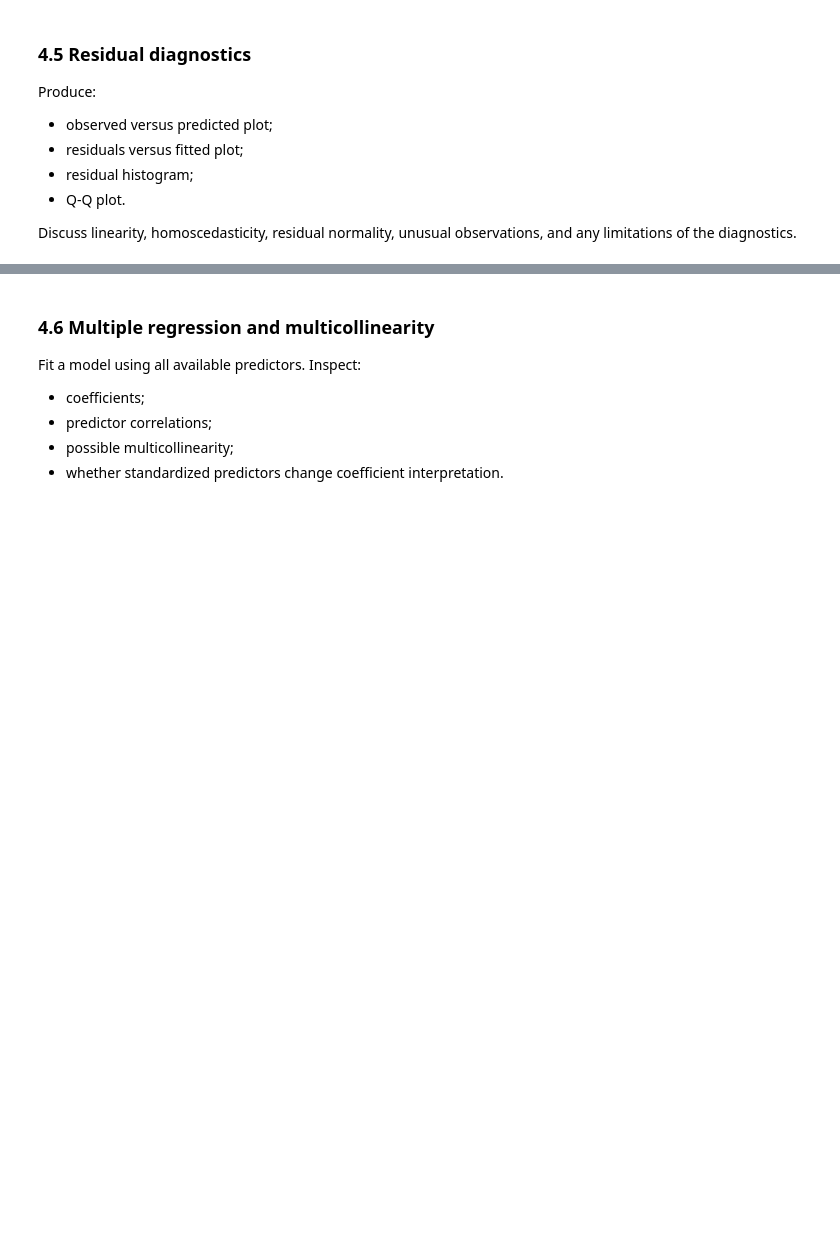
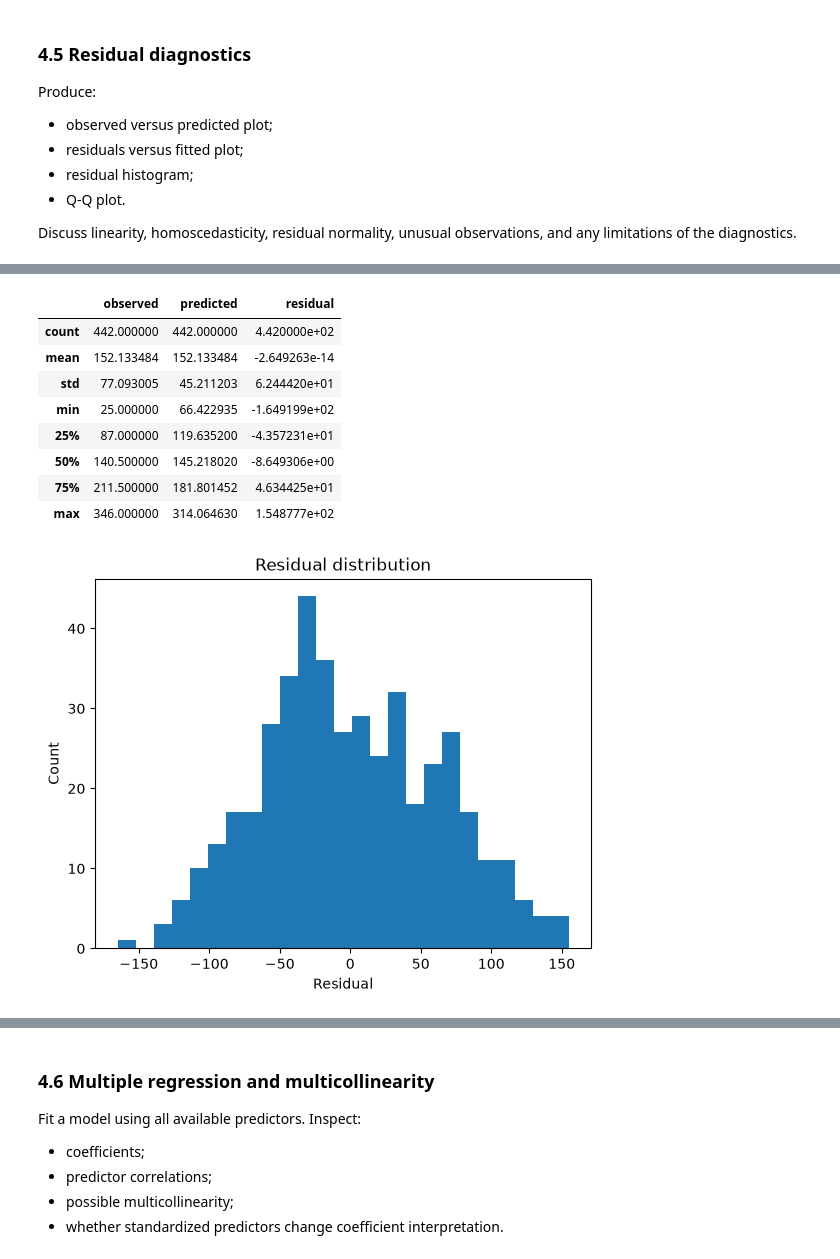
Before and after one commit to ALEGATOR1209/KSE_ML_for_bioinformatics, a Jupyter notebook: practicals/week2/REPORT_TEMPLATE.ipynb, the cells around one changed output, grey strips where cells are left out. Drawn from its saved outputs; the diff is of its cells as text; code cells hidden in the pictures; blank space fills up the shorter version.

```diff
--- a/practicals/week2/REPORT_TEMPLATE.ipynb
+++ b/practicals/week2/REPORT_TEMPLATE.ipynb
@@ -304,0 +349,19 @@ Discuss linearity, homoscedasticity, residual normality, unusual observations, a
+# %%
+display(residual_df.describe())
+
+plt.hist(residuals, bins=25)
+plt.xlabel("Residual")
+plt.ylabel("Count")
+plt.title("Residual distribution")
+plt.show()
+# %% [output]
+|  | observed | predicted | residual |
+| count | 442.000000 | 442.000000 | 4.420000e+02 |
+| mean | 152.133484 | 152.133484 | -2.649263e-14 |
+| std | 77.093005 | 45.211203 | 6.244420e+01 |
+| min | 25.000000 | 66.422935 | -1.649199e+02 |
+| 25% | 87.000000 | 119.635200 | -4.357231e+01 |
+| 50% | 140.500000 | 145.218020 | -8.649306e+00 |
+| 75% | 211.500000 | 181.801452 | 4.634425e+01 |
+| max | 346.000000 | 314.064630 | 1.548777e+02 |
+[figure, added]
```
Also changed, not shown: parts of 5 cells of this notebook.
